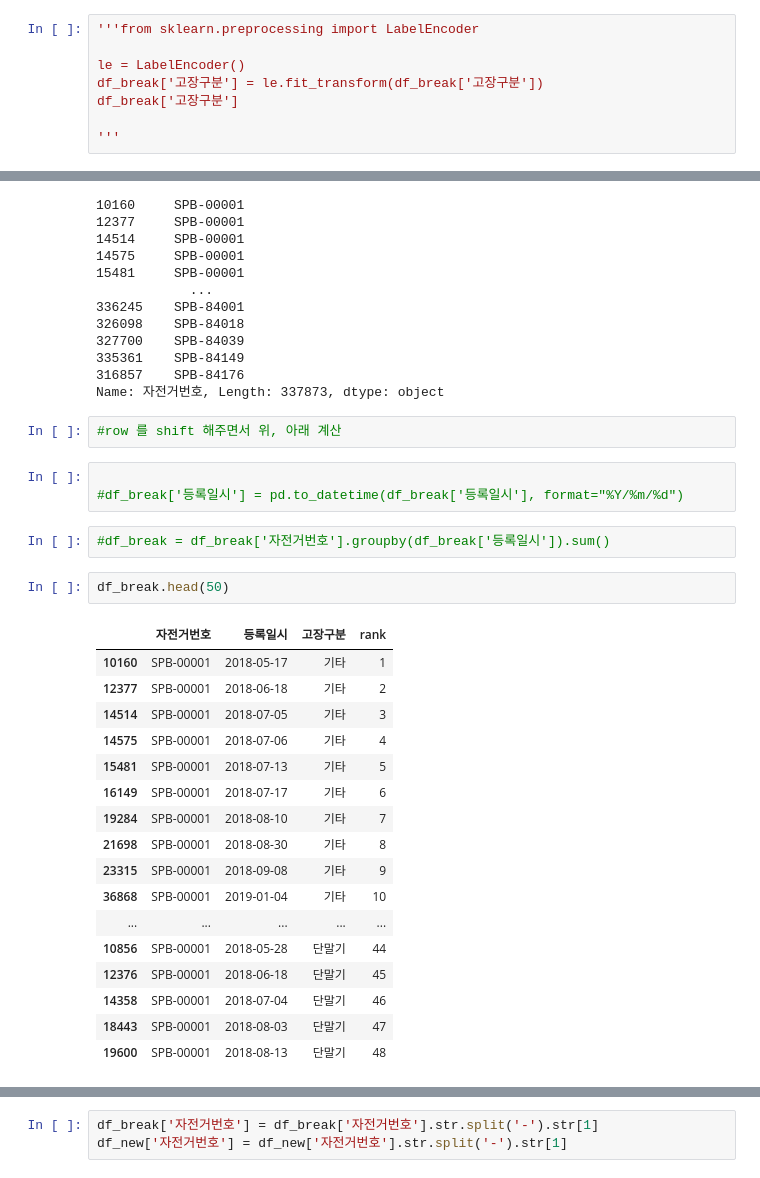
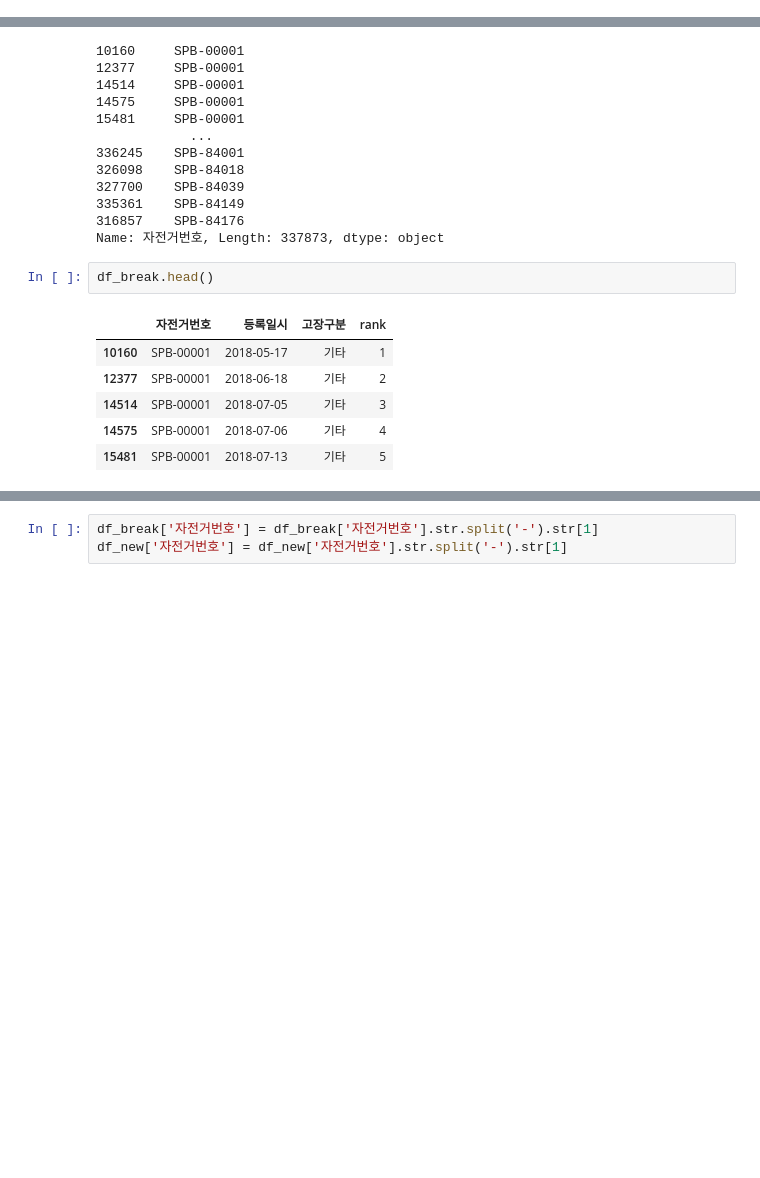
Before and after one commit to jwpark0625/ML_Project, a Jupyter notebook: 지현/breakdown_preprocessing.ipynb, the cells around one changed output, grey strips where cells are left out. Cells and saved outputs as stored; diff of their text form; blank space fills up the shorter version.

```diff
--- a/지현/breakdown_preprocessing.ipynb
+++ b/지현/breakdown_preprocessing.ipynb
@@ -86,8 +103,0 @@ df_break = pd.read_csv('bike_breakdown.csv', encoding = 'cp949')
-# %%
-'''from sklearn.preprocessing import LabelEncoder
-
-le = LabelEncoder()
-df_break['고장구분'] = le.fit_transform(df_break['고장구분'])
-df_break['고장구분']
-
-'''
@@ -211,31 +224,13 @@ df_break['자전거번호']
 335361    SPB-84149
 316857    SPB-84176
 Name: 자전거번호, Length: 337873, dtype: object
-# %%
-#row 를 shift 해주면서 위, 아래 계산
-# %%
-
-#df_break['등록일시'] = pd.to_datetime(df_break['등록일시'], format="%Y/%m/%d")
-# %%
-#df_break = df_break['자전거번호'].groupby(df_break['등록일시']).sum()
 # %%
-df_break.head(50)
+df_break.head()
 # %% [output]
 |  | 자전거번호 | 등록일시 | 고장구분 | rank |
 | 10160 | SPB-00001 | 2018-05-17 | 기타 | 1 |
 | 12377 | SPB-00001 | 2018-06-18 | 기타 | 2 |
 | 14514 | SPB-00001 | 2018-07-05 | 기타 | 3 |
 | 14575 | SPB-00001 | 2018-07-06 | 기타 | 4 |
 | 15481 | SPB-00001 | 2018-07-13 | 기타 | 5 |
-| 16149 | SPB-00001 | 2018-07-17 | 기타 | 6 |
-| 19284 | SPB-00001 | 2018-08-10 | 기타 | 7 |
-| 21698 | SPB-00001 | 2018-08-30 | 기타 | 8 |
-| 23315 | SPB-00001 | 2018-09-08 | 기타 | 9 |
-| 36868 | SPB-00001 | 2019-01-04 | 기타 | 10 |
-| ... | ... | ... | ... | ... |
-| 10856 | SPB-00001 | 2018-05-28 | 단말기 | 44 |
-| 12376 | SPB-00001 | 2018-06-18 | 단말기 | 45 |
-| 14358 | SPB-00001 | 2018-07-04 | 단말기 | 46 |
-| 18443 | SPB-00001 | 2018-08-03 | 단말기 | 47 |
-| 19600 | SPB-00001 | 2018-08-13 | 단말기 | 48 |
 # %%
```
Also changed, not shown: parts of 92 cells of this notebook.
